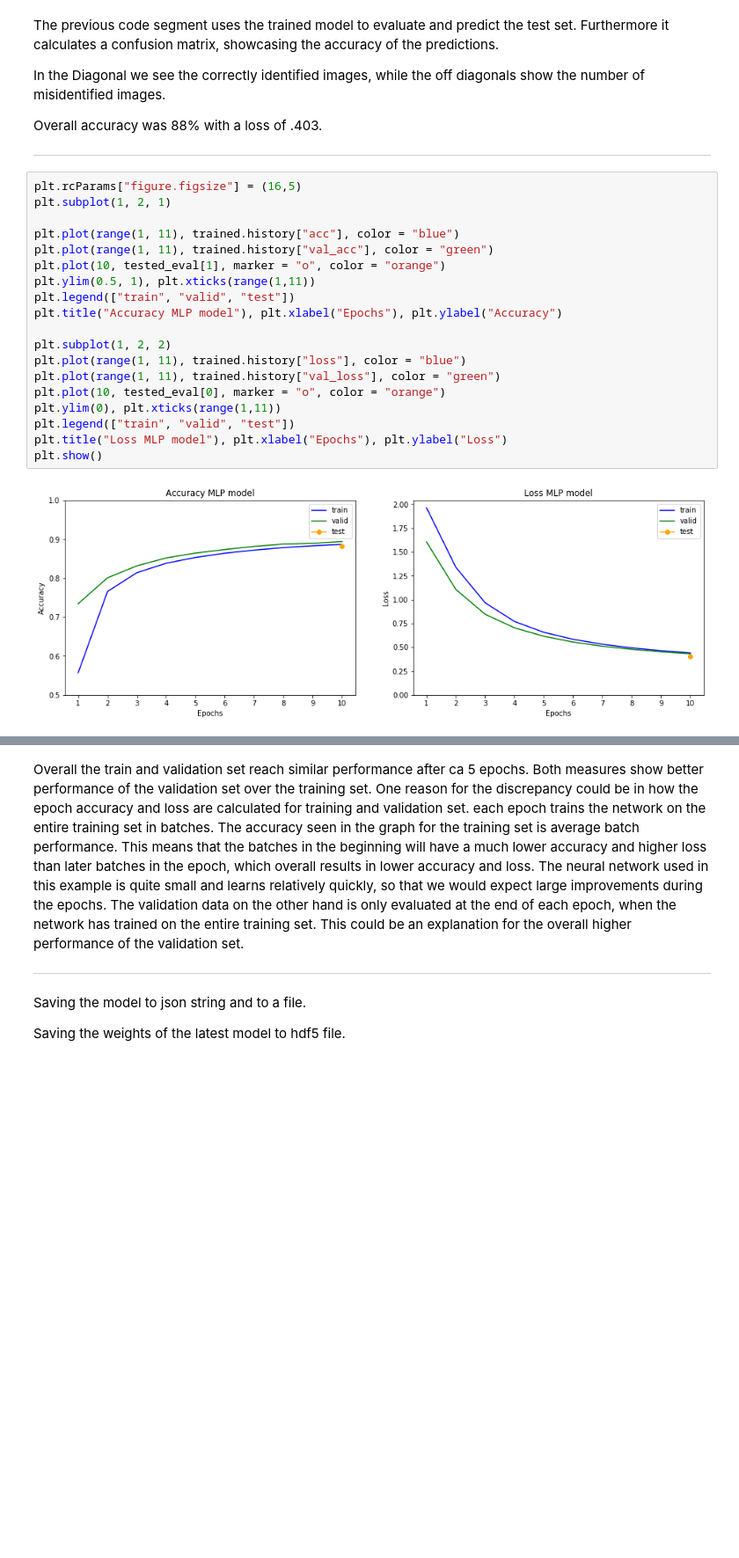
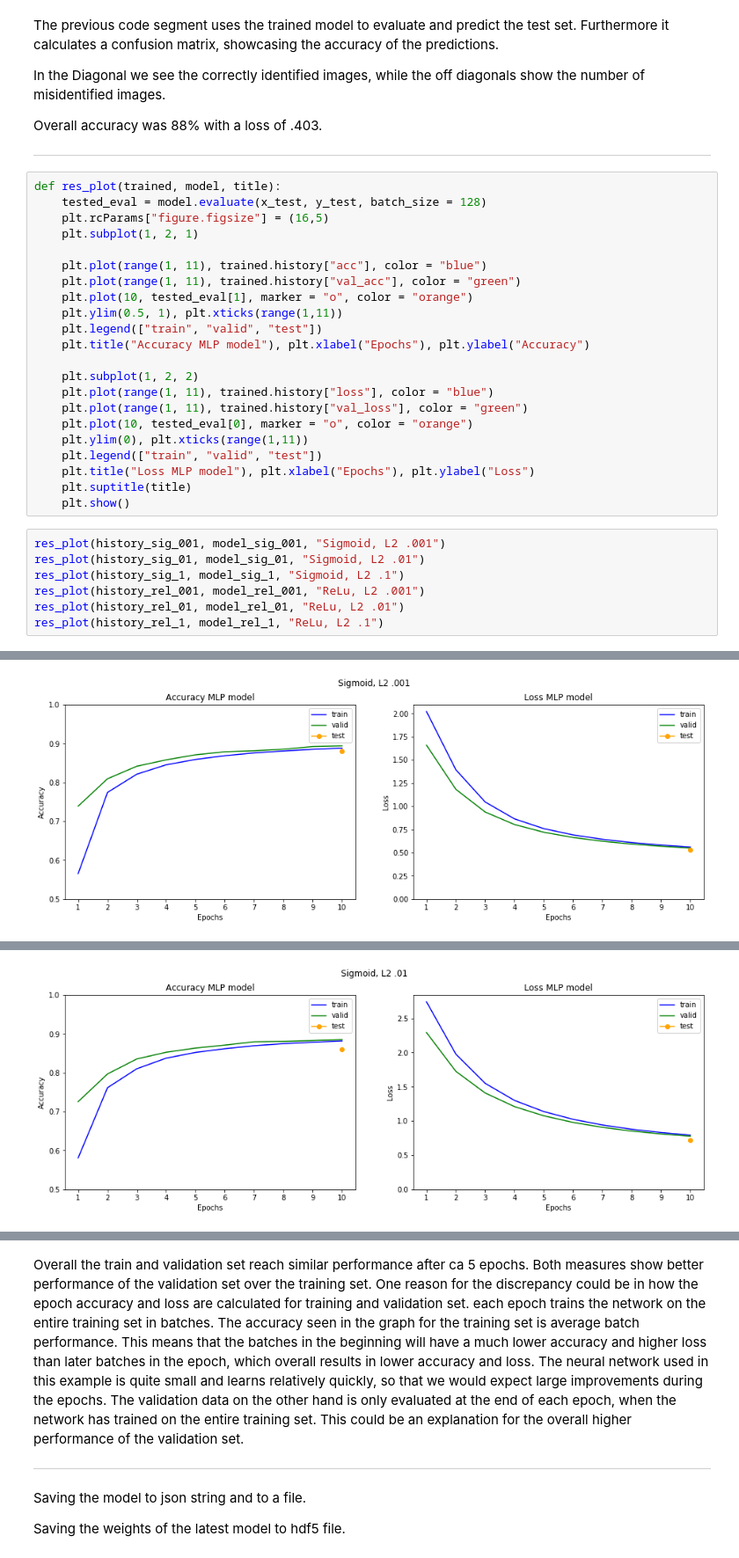
Before and after one commit to FM-uib/INF368, a Jupyter notebook: Assignment_1_Florian_Muthreich.ipynb, the cells around one changed output, grey strips where cells are left out. Shown: that part at 88% size. Saved outputs shown, nothing was run; the diff lists cells and outputs as text; blank space fills up the shorter version.

```diff
--- a/Assignment_1_Florian_Muthreich.ipynb
+++ b/Assignment_1_Florian_Muthreich.ipynb
@@ -189,23 +178,32 @@ Overall accuracy was 88% with a loss of .403.
 
 ---
 # %%
-plt.rcParams["figure.figsize"] = (16,5)
-plt.subplot(1, 2, 1)
+def res_plot(trained, model, title):
+    tested_eval = model.evaluate(x_test, y_test, batch_size = 128)
+    plt.rcParams["figure.figsize"] = (16,5)
+    plt.subplot(1, 2, 1)
 
-plt.plot(range(1, 11), trained.history["acc"], color = "blue")
-plt.plot(range(1, 11), trained.history["val_acc"], color = "green")
-plt.plot(10, tested_eval[1], marker = "o", color = "orange")
-plt.ylim(0.5, 1), plt.xticks(range(1,11))
-plt.legend(["train", "valid", "test"])
-plt.title("Accuracy MLP model"), plt.xlabel("Epochs"), plt.ylabel("Accuracy")
+    plt.plot(range(1, 11), trained.history["acc"], color = "blue")
+    plt.plot(range(1, 11), trained.history["val_acc"], color = "green")
+    plt.plot(10, tested_eval[1], marker = "o", color = "orange")
+    plt.ylim(0.5, 1), plt.xticks(range(1,11))
+    plt.legend(["train", "valid", "test"])
+    plt.title("Accuracy MLP model"), plt.xlabel("Epochs"), plt.ylabel("Accuracy")
 
-plt.subplot(1, 2, 2)
-plt.plot(range(1, 11), trained.history["loss"], color = "blue")
-plt.plot(range(1, 11), trained.history["val_loss"], color = "green")
-plt.plot(10, tested_eval[0], marker = "o", color = "orange")
-plt.ylim(0), plt.xticks(range(1,11))
-plt.legend(["train", "valid", "test"])
-plt.title("Loss MLP model"), plt.xlabel("Epochs"), plt.ylabel("Loss")
-plt.show()
+    plt.subplot(1, 2, 2)
+    plt.plot(range(1, 11), trained.history["loss"], color = "blue")
+    plt.plot(range(1, 11), trained.history["val_loss"], color = "green")
+    plt.plot(10, tested_eval[0], marker = "o", color = "orange")
+    plt.ylim(0), plt.xticks(range(1,11))
+    plt.legend(["train", "valid", "test"])
+    plt.title("Loss MLP model"), plt.xlabel("Epochs"), plt.ylabel("Loss")
+    plt.suptitle(title)
+    plt.show()
-# %% [output]
-[figure, removed]
+# %%
+res_plot(history_sig_001, model_sig_001, "Sigmoid, L2 .001")
+res_plot(history_sig_01, model_sig_01, "Sigmoid, L2 .01")
+res_plot(history_sig_1, model_sig_1, "Sigmoid, L2 .1")
+res_plot(history_rel_001, model_rel_001, "ReLu, L2 .001")
+res_plot(history_rel_01, model_rel_01, "ReLu, L2 .01")
+res_plot(history_rel_1, model_rel_1, "ReLu, L2 .1")
+# %% [output]
@@ -211,0 +211 @@ plt.show()
+[figure, added]
@@ -211,0 +213 @@ plt.show()
+[figure, added]
```
Also changed, not shown: parts of 11 cells of this notebook, 20 other files.
